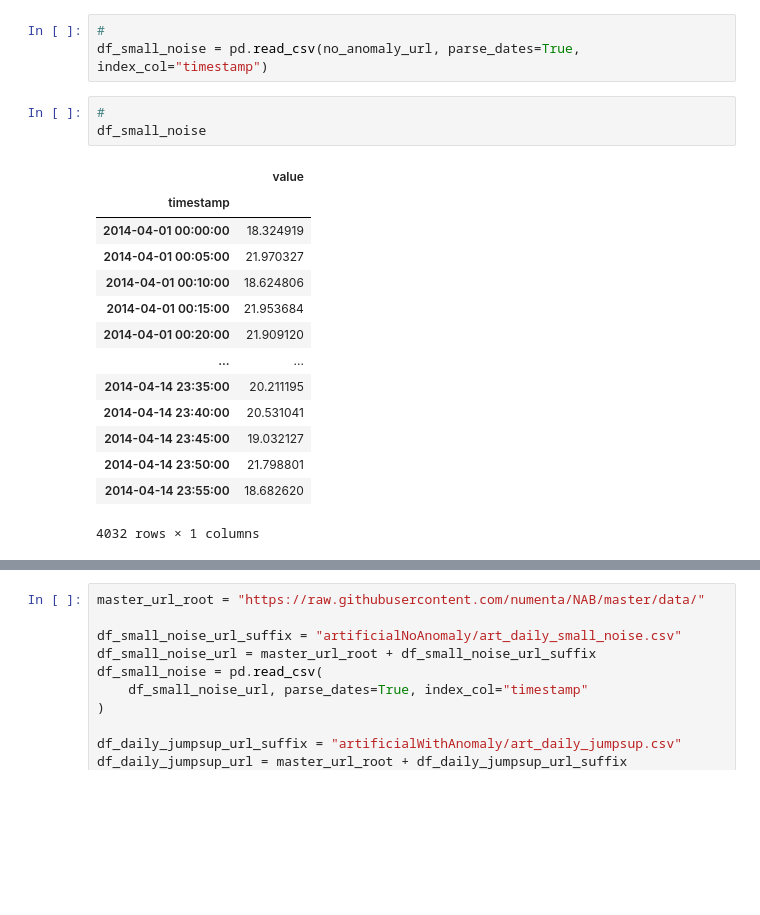
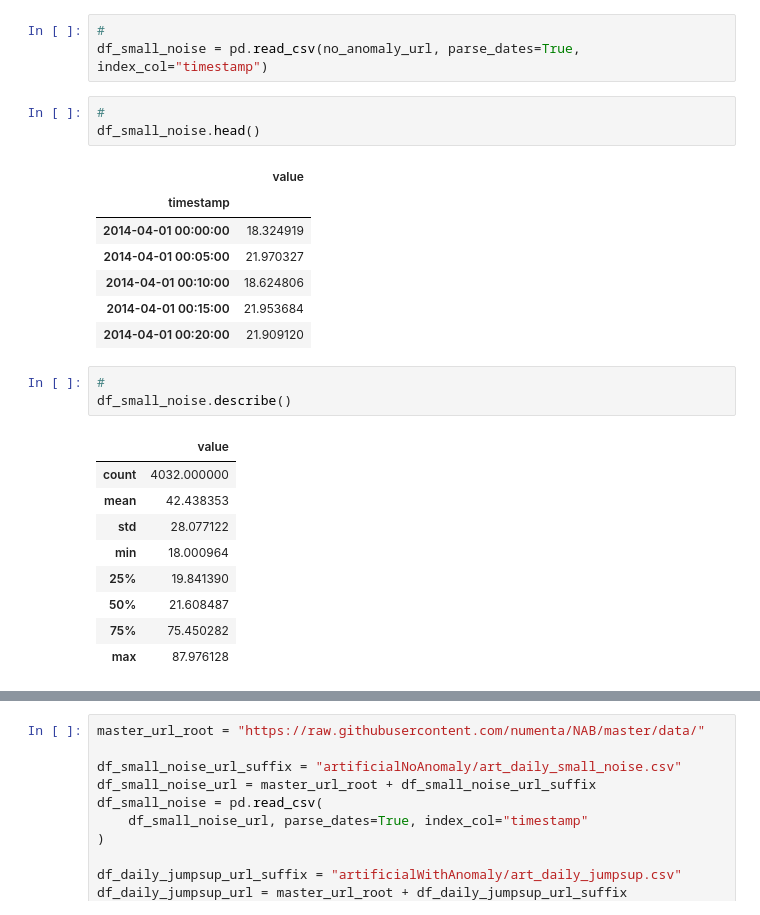
Before and after one commit to Mantvydas-data/MLS-Project, a Jupyter notebook: Timeseries Anomaly Detection using Keras.ipynb, the cells around one changed output, grey strips where cells are left out. Cells and saved outputs as stored; diff of their text form; blank space fills up the shorter version.

```diff
--- a/Timeseries Anomaly Detection using Keras.ipynb
+++ b/Timeseries Anomaly Detection using Keras.ipynb
@@ -44,19 +44,25 @@ with_anomaly_url
 df_small_noise = pd.read_csv(no_anomaly_url, parse_dates=True, index_col="timestamp")
 # %%
 #
-df_small_noise
+df_small_noise.head()
 # %% [output]
 |  | value |
 | timestamp |  |
 | 2014-04-01 00:00:00 | 18.324919 |
 | 2014-04-01 00:05:00 | 21.970327 |
 | 2014-04-01 00:10:00 | 18.624806 |
 | 2014-04-01 00:15:00 | 21.953684 |
 | 2014-04-01 00:20:00 | 21.909120 |
-| ... | ... |
-| 2014-04-14 23:35:00 | 20.211195 |
-| 2014-04-14 23:40:00 | 20.531041 |
-| 2014-04-14 23:45:00 | 19.032127 |
-| 2014-04-14 23:50:00 | 21.798801 |
-| 2014-04-14 23:55:00 | 18.682620 |
-4032 rows × 1 columns
+# %%
+#
+df_small_noise.describe()
+# %% [output]
+|  | value |
+| count | 4032.000000 |
+| mean | 42.438353 |
+| std | 28.077122 |
+| min | 18.000964 |
+| 25% | 19.841390 |
+| 50% | 21.608487 |
+| 75% | 75.450282 |
+| max | 87.976128 |
```
Also changed, not shown: parts of 12 cells of this notebook.
